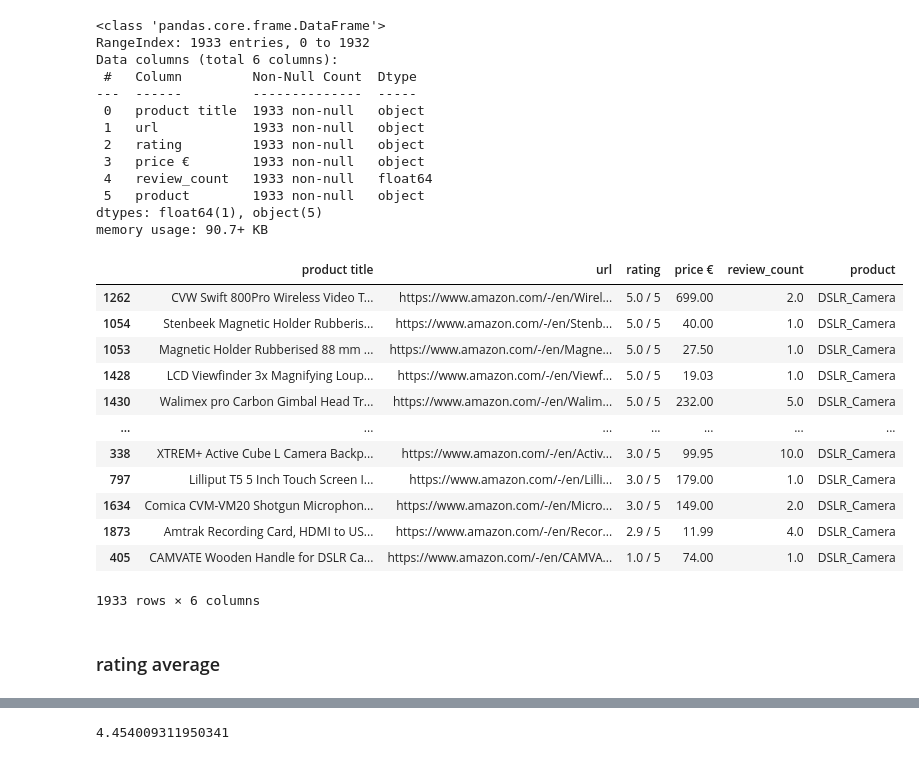
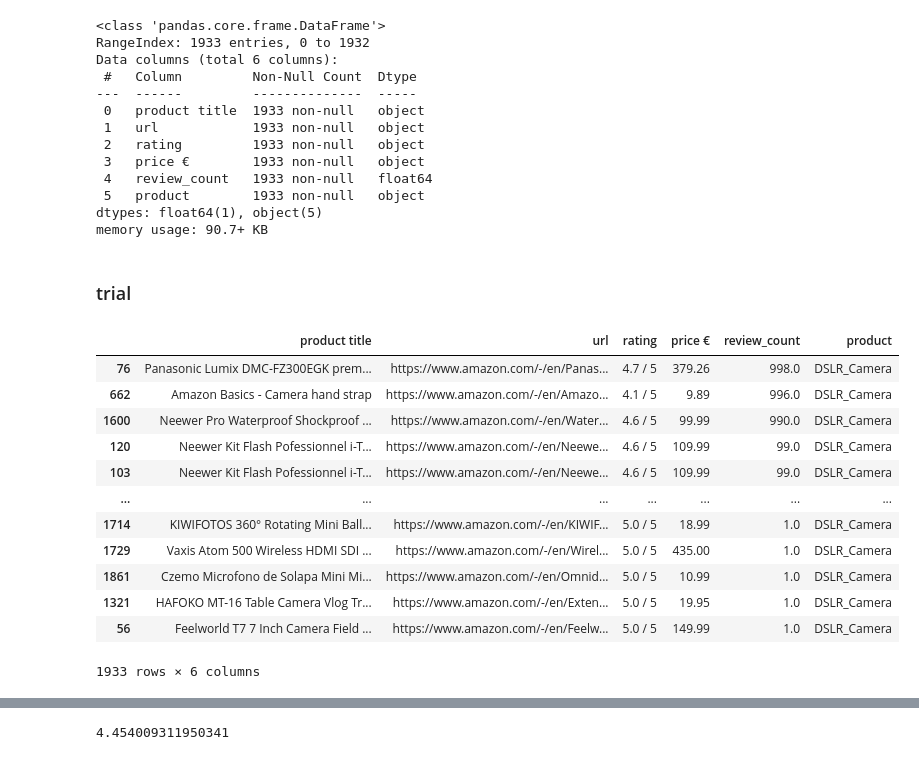
Before and after one commit to selinbulbul/ecommerce-scrape, a Jupyter notebook: Statistics/tasks.ipynb, the cells around one changed output, grey strips where cells are left out. Cells and saved outputs as stored; diff of their text form; code cells hidden in the pictures.

```diff
--- a/Statistics/tasks.ipynb
+++ b/Statistics/tasks.ipynb
@@ -37,7 +37,7 @@ Data columns (total 6 columns):
 dtypes: float64(1), object(5)
 memory usage: 90.7+ KB
 # %%
-#df['review_count'] = df['review_count'].astype(str)
+df['review_count'] = df['review_count'].astype(str)
 #df['review_count'] = df['review_count'].str.replace('.0', '')
 #df
 # %%
@@ -56,21 +56,21 @@ memory usage: 90.7+ KB
 #df_1
 # %%
 #df["review_count"]= pd.to_numeric(df["review_count"])
+# %% [markdown]
+### trial
 # %%
-df.sort_values(by= "rating", ascending = False)
+df.sort_values(by= "review_count", ascending = False)
 # %% [output]
 |  | product title | url | rating | price € | review_count | product |
-| 1262 | CVW Swift 800Pro Wireless Video T... | https://www.amazon.com/-/en/Wirel... | 5.0 / 5 | 699.00 | 2.0 | DSLR_Camera |
-| 1054 | Stenbeek Magnetic Holder Rubberis... | https://www.amazon.com/-/en/Stenb... | 5.0 / 5 | 40.00 | 1.0 | DSLR_Camera |
-| 1053 | Magnetic Holder Rubberised 88 mm ... | https://www.amazon.com/-/en/Magne... | 5.0 / 5 | 27.50 | 1.0 | DSLR_Camera |
-| 1428 | LCD Viewfinder 3x Magnifying Loup... | https://www.amazon.com/-/en/Viewf... | 5.0 / 5 | 19.03 | 1.0 | DSLR_Camera |
-| 1430 | Walimex pro Carbon Gimbal Head Tr... | https://www.amazon.com/-/en/Walim... | 5.0 / 5 | 232.00 | 5.0 | DSLR_Camera |
+| 76 | Panasonic Lumix DMC-FZ300EGK prem... | https://www.amazon.com/-/en/Panas... | 4.7 / 5 | 379.26 | 998.0 | DSLR_Camera |
+| 662 | Amazon Basics - Camera hand strap | https://www.amazon.com/-/en/Amazo... | 4.1 / 5 | 9.89 | 996.0 | DSLR_Camera |
+| 1600 | Neewer Pro Waterproof Shockproof ... | https://www.amazon.com/-/en/Water... | 4.6 / 5 | 99.99 | 990.0 | DSLR_Camera |
+| 120 | Neewer Kit Flash Pofessionnel i-T... | https://www.amazon.com/-/en/Neewe... | 4.6 / 5 | 109.99 | 99.0 | DSLR_Camera |
+| 103 | Neewer Kit Flash Pofessionnel i-T... | https://www.amazon.com/-/en/Neewe... | 4.6 / 5 | 109.99 | 99.0 | DSLR_Camera |
 | ... | ... | ... | ... | ... | ... | ... |
-| 338 | XTREM+ Active Cube L Camera Backp... | https://www.amazon.com/-/en/Activ... | 3.0 / 5 | 99.95 | 10.0 | DSLR_Camera |
-| 797 | Lilliput T5 5 Inch Touch Screen I... | https://www.amazon.com/-/en/Lilli... | 3.0 / 5 | 179.00 | 1.0 | DSLR_Camera |
-| 1634 | Comica CVM-VM20 Shotgun Microphon... | https://www.amazon.com/-/en/Micro... | 3.0 / 5 | 149.00 | 2.0 | DSLR_Camera |
-| 1873 | Amtrak Recording Card, HDMI to US... | https://www.amazon.com/-/en/Recor... | 2.9 / 5 | 11.99 | 4.0 | DSLR_Camera |
-| 405 | CAMVATE Wooden Handle for DSLR Ca... | https://www.amazon.com/-/en/CAMVA... | 1.0 / 5 | 74.00 | 1.0 | DSLR_Camera |
+| 1714 | KIWIFOTOS 360° Rotating Mini Ball... | https://www.amazon.com/-/en/KIWIF... | 5.0 / 5 | 18.99 | 1.0 | DSLR_Camera |
+| 1729 | Vaxis Atom 500 Wireless HDMI SDI ... | https://www.amazon.com/-/en/Wirel... | 5.0 / 5 | 435.00 | 1.0 | DSLR_Camera |
+| 1861 | Czemo Microfono de Solapa Mini Mi... | https://www.amazon.com/-/en/Omnid... | 5.0 / 5 | 10.99 | 1.0 | DSLR_Camera |
+| 1321 | HAFOKO MT-16 Table Camera Vlog Tr... | https://www.amazon.com/-/en/Exten... | 5.0 / 5 | 19.95 | 1.0 | DSLR_Camera |
+| 56 | Feelworld T7 7 Inch Camera Field ... | https://www.amazon.com/-/en/Feelw... | 5.0 / 5 | 149.99 | 1.0 | DSLR_Camera |
 1933 rows × 6 columns
-# %% [markdown]
-### rating average
```
Also changed, not shown: parts of 65 cells of this notebook.
